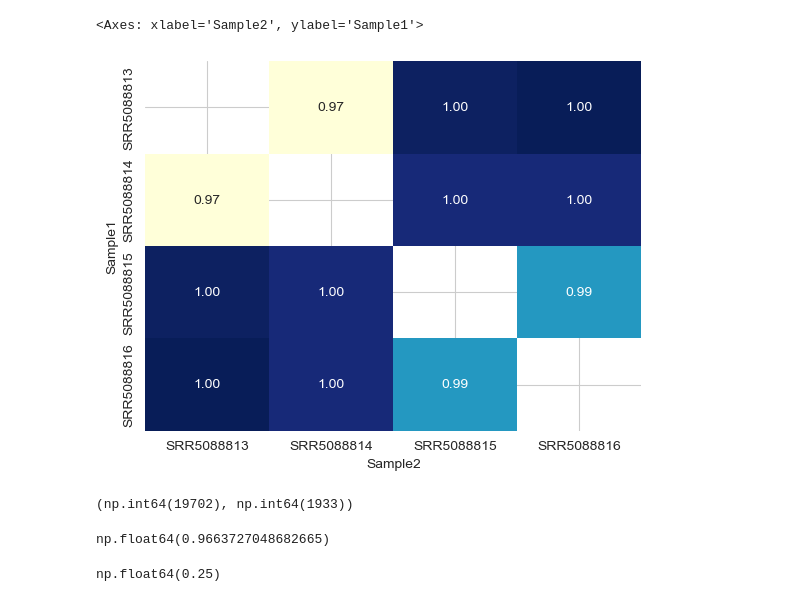
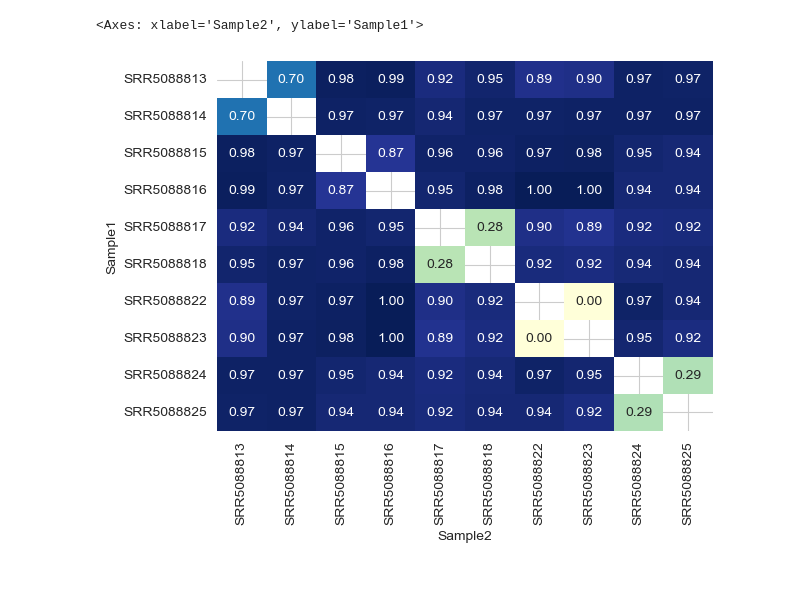
Before and after one commit to TalShor/Numenos_ex, a Jupyter notebook: analysis/basic.ipynb, the cells around one changed output. Cells and saved outputs as stored; diff of their text form; code cells hidden in the pictures.

```diff
--- a/analysis/basic.ipynb
+++ b/analysis/basic.ipynb
@@ -32,0 +21,17 @@ all_bc
+# %%
+cyto_score = get_cyto_score()
+cyto_score_pv = get_paried_cyto_score(cyto_score)
+
+report_paths = {x:f"../data/{x}/{x}_report.tsv" for x in ["SRR5088813", "SRR5088814", "SRR5088815", "SRR5088816", "SRR5088817", "SRR5088818", "SRR5088822", "SRR5088823", "SRR5088824", "SRR5088825" ]}
+
+all_bc = run_all_reports_bc(report_paths)
+normed_all_bc = (all_bc - all_bc.min().min()) / (all_bc.max().max() - all_bc.min().min())
+
+reports_dfs = pd.Series(
+    {sample:read_trust_report_file_with_header(path) for sample, path in report_paths.items()})
+
+antibody_reads = pd.Series(
+    {sample:report['#count'].sum() \
+     for sample, report in reports_dfs.items()}).to_frame('count_antibodies_reads')
+
+cyto_reads_df = antibody_reads.join(cyto_score.reset_index(level=1))
@@ -33,26 +54,5 @@ all_bc
 # %%
-report_paths = {x:f"../data/{x}/{x}_report.tsv" for x in ["SRR5088813", "SRR5088814", "SRR5088815", "SRR5088816"]}
-all_bc = run_all_reports_bc(report_paths)
-
-sns.heatmap(all_bc, annot=True, fmt=".2f", cmap="YlGnBu", cbar=False)
+sns.heatmap(normed_all_bc, annot=True, fmt=".2f", cmap="YlGnBu", cbar=False)
 # %% [output]
 <Axes: xlabel='Sample2', ylabel='Sample1'>
-[figure, old version]
+[figure, new version]
-# %%
-SRR5088813_report['#count'].sum(), SRR5088814_report['#count'].sum()
-# %% [output]
-(np.int64(19702), np.int64(1933))
-# %%
-from scipy.spatial.distance import braycurtis
-
-compare_freqs = SRR5088813_report.set_index('CDR3aa')[['frequency']]\
-    .join(SRR5088814_report.set_index('CDR3aa')[['frequency']], rsuffix='_SRR5088814', lsuffix='_SRR5088813', how='outer').fillna(0)\
-    .drop('out_of_frame')
-
-braycurtis(compare_freqs['frequency_SRR5088813'].values, compare_freqs['frequency_SRR5088814'].values)
-# %% [output]
-np.float64(0.9663727048682665)
-# %%
-braycurtis([0,0,10, 10, 0, 0], [0,0,5,15, 0, 0])
-# %% [output]
-np.float64(0.25)
```
Also changed, not shown: parts of 18 cells of this notebook, 8 other files.
